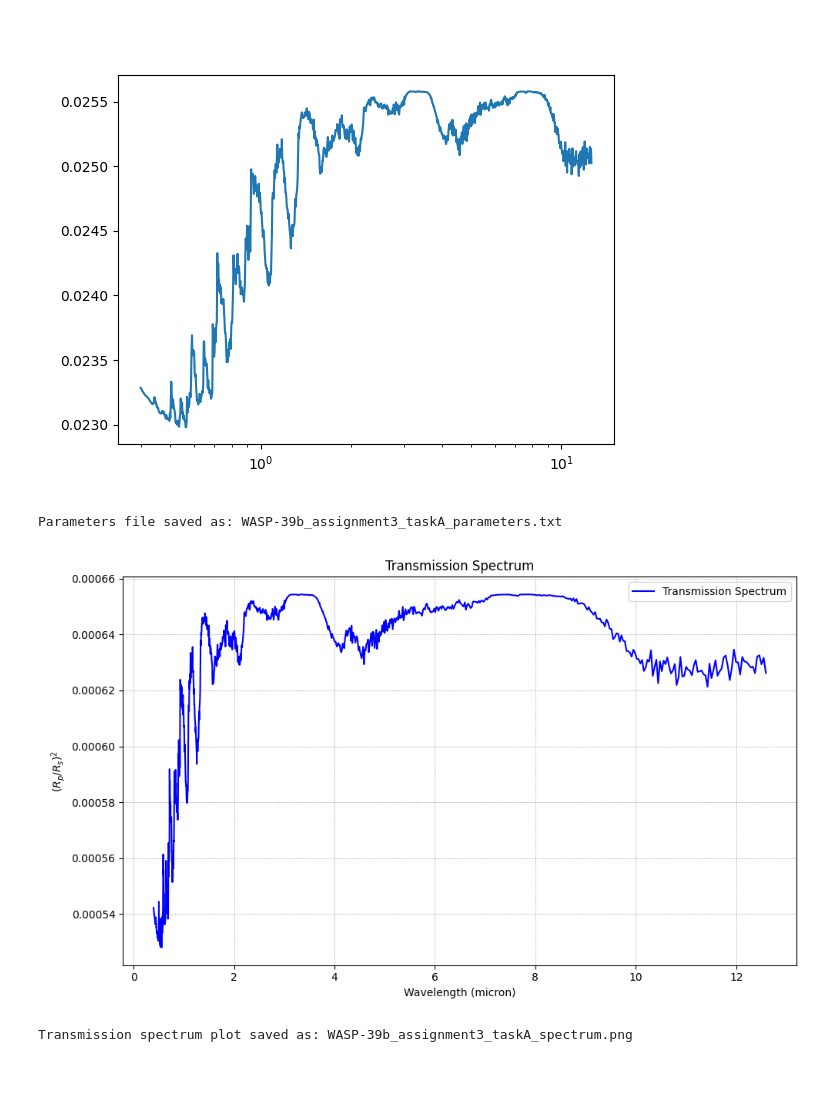
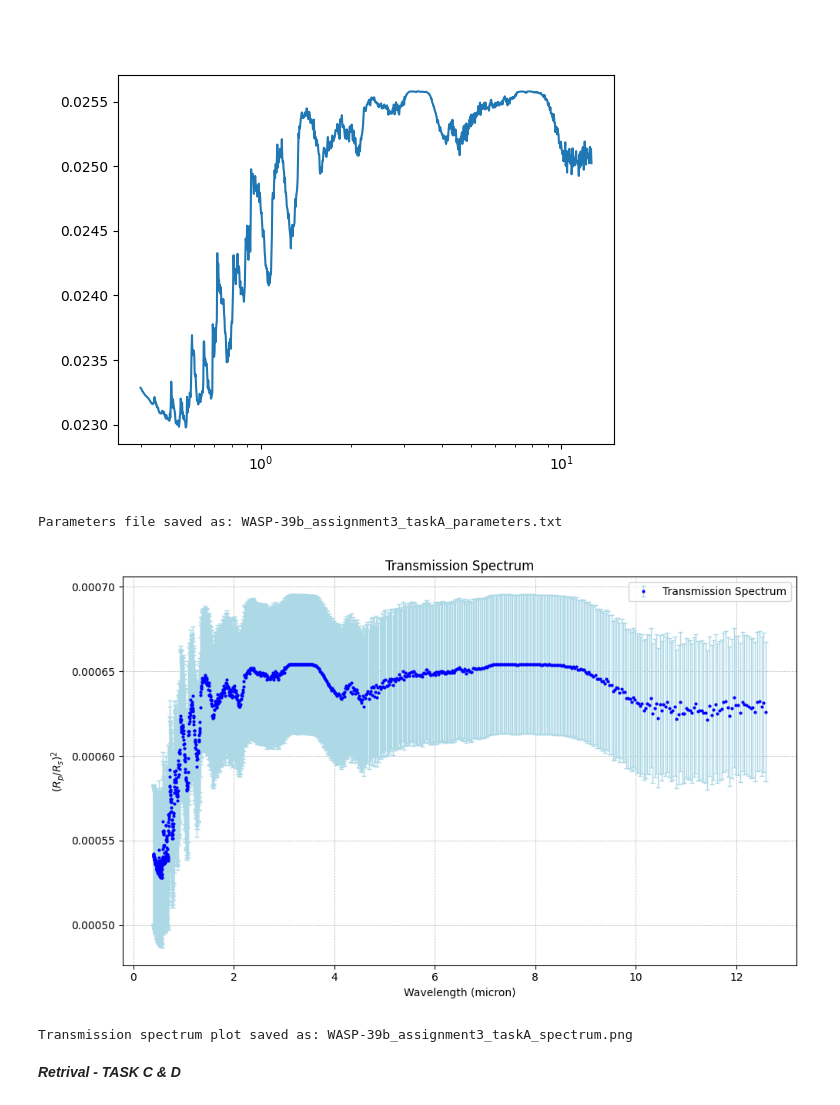
Before and after one commit to riccsimo/T_G_B_T, a Jupyter notebook: Assignment3/wasp_39b_atmosphere.ipynb, the cells around one changed output. Saved outputs shown, nothing was run; the diff lists cells and outputs as text; code cells hidden in the pictures; blank space fills up the shorter version.

```diff
--- a/Assignment3/wasp_39b_atmosphere.ipynb
+++ b/Assignment3/wasp_39b_atmosphere.ipynb
@@ -66,7 +66,7 @@ np.random.seed(45)
 
 # Create random values for the abbundances
 basis = np.round(np.random.uniform(0, 10, 4),3)  # 4 random numbers between 0 and 10
-exponent = -np.random.randint(2, 9, 4)   # 4 random integers between 2 and 8 (inclusive)
+exponent = -np.random.randint(2, 8, 4)   # 4 random integers between 2 and 8 (inclusive)
 
 mix_ratio = [basis[0]*10.0**(exponent[3]),
              basis[1]*10.0**(exponent[2]),
@@ -173,10 +191,11 @@ parameters_file = f"{planet_name}_assignment3_taskA_parameters.txt"
 # Write the spectrum data
 wavelength = 10000 / bin_wn  # Convert wavenumber to microns
 rprs_squared = bin_rprs**2
-rprs_error = np.sqrt(rprs_squared)
+rprs_error = np.zeros(len(rprs_squared)) + np.std(rprs_squared)
+#rprs_error = np.sqrt(rprs_squared)
 
 spectrum_data = np.column_stack((wavelength, rprs_squared, rprs_error))
-np.savetxt(spectrum_file, spectrum_data, header="wavelength(micron) (rp/rs)^2 sqrt((rp/rs)^2)", fmt="%.8e")
+np.savetxt(spectrum_file, spectrum_data, header="wavelength(micron) (rp/rs)^2 std((rp/rs)^2)", fmt="%.8e")
 
 # Save forward model parameters
 
@@ -215,34 +234,39 @@ with open(parameters_file, "w") as param_file:
 
     param_file.write("[Star]\n")
     param_file.write("star_type = phoenix\n")
     param_file.write(f"temperature = {star_temperature}\n")
     param_file.write(f"radius = {star_radius}\n\n")
 
     param_file.write("[Model]\n")
     param_file.write(f"model_type = {model_type}\n\n")
 
     param_file.write("    [[Absorption]]\n\n")
     param_file.write("    [[CIA]]\n")
     param_file.write(f"    cia_pairs = {', '.join(cia_pairs)}\n\n")
     param_file.write("    [[Rayleigh]]\n")
 
 print(f"Parameters file saved as: {parameters_file}")
 
 
 # Plotting the transmission spectrum
 plt.figure(figsize=(10, 6))
-plt.plot(wavelength, rprs_squared, label="Transmission Spectrum", color='blue')
+plt.errorbar(
+    wavelength, rprs_squared, yerr=rprs_error, fmt='o', color='blue', markersize=2,
+    ecolor='lightblue', elinewidth=1, capsize=2, label="Transmission Spectrum"
+)
 plt.xlabel("Wavelength (micron)")
 plt.ylabel("$(R_p/R_s)^2$")
 plt.title("Transmission Spectrum")
 plt.grid(True, linestyle="--", linewidth=0.5)
 plt.legend()
 plt.tight_layout()
-plt.savefig("WASP-39b_assignment3_taskA_spectrum.png")
+plt.savefig("WASP-39b_assignment3_taskA_spectrum_scatter.png")
 plt.show()
 
 print("Transmission spectrum plot saved as: WASP-39b_assignment3_taskA_spectrum.png")
 # %% [output]
 Parameters file saved as: WASP-39b_assignment3_taskA_parameters.txt
-[figure, old version]
+[figure, new version]
 Transmission spectrum plot saved as: WASP-39b_assignment3_taskA_spectrum.png
+# %% [markdown]
+***Retrival - TASK C & D***
```
Also changed, not shown: parts of 7 cells of this notebook, 4 other files.
